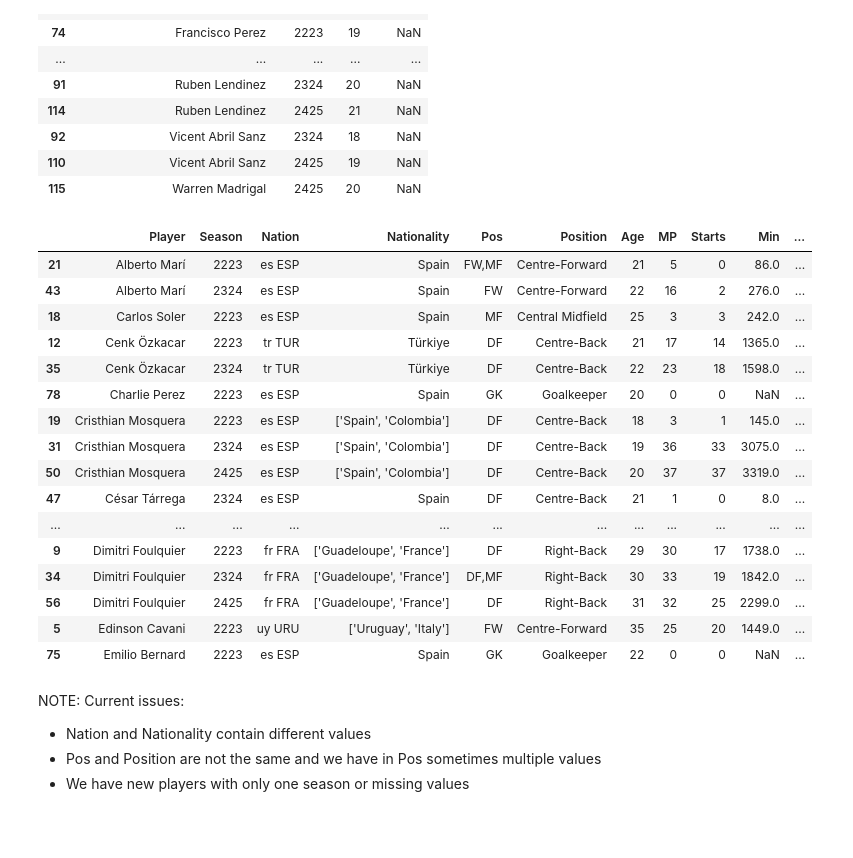
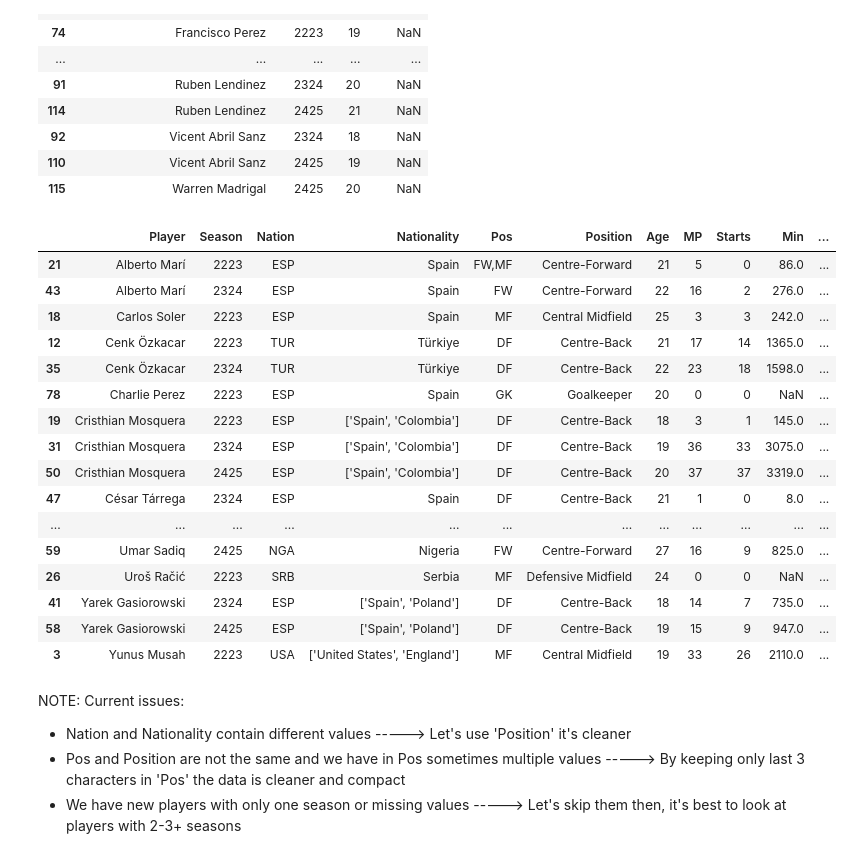
Before and after one commit to markuskuehnle/football-talent-value-forecast, a Jupyter notebook: notebooks/05_merge_player_data.ipynb, the cells around one changed output. Drawn from its saved outputs; the diff is of its cells as text; code cells hidden in the pictures; blank space fills up the shorter version.

Commit message:
sorted current issues, plus started looking for feature correlation with market value

```diff
--- a/notebooks/05_merge_player_data.ipynb
+++ b/notebooks/05_merge_player_data.ipynb
@@ -91,27 +91,27 @@ df_clean = df_all_players[~df_all_players['Player'].str.contains('Total|Squad|Op
 # Only players with market values
 df_with_market_values = df_all_players[df_all_players['MarketValueEuro'].notna()]
 # %%
-df_with_market_values.head(20)
+df_with_market_values
 # %% [output]
 |  | Player | Season | Nation | Nationality | Pos | Position | Age | MP | Starts | Min | ... |
-| 21 | Alberto Marí | 2223 | es ESP | Spain | FW,MF | Centre-Forward | 21 | 5 | 0 | 86.0 | ... |
-| 43 | Alberto Marí | 2324 | es ESP | Spain | FW | Centre-Forward | 22 | 16 | 2 | 276.0 | ... |
-| 18 | Carlos Soler | 2223 | es ESP | Spain | MF | Central Midfield | 25 | 3 | 3 | 242.0 | ... |
-| 12 | Cenk Özkacar | 2223 | tr TUR | Türkiye | DF | Centre-Back | 21 | 17 | 14 | 1365.0 | ... |
-| 35 | Cenk Özkacar | 2324 | tr TUR | Türkiye | DF | Centre-Back | 22 | 23 | 18 | 1598.0 | ... |
-| 78 | Charlie Perez | 2223 | es ESP | Spain | GK | Goalkeeper | 20 | 0 | 0 | NaN | ... |
-| 19 | Cristhian Mosquera | 2223 | es ESP | ['Spain', 'Colombia'] | DF | Centre-Back | 18 | 3 | 1 | 145.0 | ... |
-| 31 | Cristhian Mosquera | 2324 | es ESP | ['Spain', 'Colombia'] | DF | Centre-Back | 19 | 36 | 33 | 3075.0 | ... |
-| 50 | Cristhian Mosquera | 2425 | es ESP | ['Spain', 'Colombia'] | DF | Centre-Back | 20 | 37 | 37 | 3319.0 | ... |
-| 47 | César Tárrega | 2324 | es ESP | Spain | DF | Centre-Back | 21 | 1 | 0 | 8.0 | ... |
+| 21 | Alberto Marí | 2223 | ESP | Spain | FW,MF | Centre-Forward | 21 | 5 | 0 | 86.0 | ... |
+| 43 | Alberto Marí | 2324 | ESP | Spain | FW | Centre-Forward | 22 | 16 | 2 | 276.0 | ... |
+| 18 | Carlos Soler | 2223 | ESP | Spain | MF | Central Midfield | 25 | 3 | 3 | 242.0 | ... |
+| 12 | Cenk Özkacar | 2223 | TUR | Türkiye | DF | Centre-Back | 21 | 17 | 14 | 1365.0 | ... |
+| 35 | Cenk Özkacar | 2324 | TUR | Türkiye | DF | Centre-Back | 22 | 23 | 18 | 1598.0 | ... |
+| 78 | Charlie Perez | 2223 | ESP | Spain | GK | Goalkeeper | 20 | 0 | 0 | NaN | ... |
+| 19 | Cristhian Mosquera | 2223 | ESP | ['Spain', 'Colombia'] | DF | Centre-Back | 18 | 3 | 1 | 145.0 | ... |
+| 31 | Cristhian Mosquera | 2324 | ESP | ['Spain', 'Colombia'] | DF | Centre-Back | 19 | 36 | 33 | 3075.0 | ... |
+| 50 | Cristhian Mosquera | 2425 | ESP | ['Spain', 'Colombia'] | DF | Centre-Back | 20 | 37 | 37 | 3319.0 | ... |
+| 47 | César Tárrega | 2324 | ESP | Spain | DF | Centre-Back | 21 | 1 | 0 | 8.0 | ... |
 | ... | ... | ... | ... | ... | ... | ... | ... | ... | ... | ... | ... |
-| 9 | Dimitri Foulquier | 2223 | fr FRA | ['Guadeloupe', 'France'] | DF | Right-Back | 29 | 30 | 17 | 1738.0 | ... |
-| 34 | Dimitri Foulquier | 2324 | fr FRA | ['Guadeloupe', 'France'] | DF,MF | Right-Back | 30 | 33 | 19 | 1842.0 | ... |
-| 56 | Dimitri Foulquier | 2425 | fr FRA | ['Guadeloupe', 'France'] | DF | Right-Back | 31 | 32 | 25 | 2299.0 | ... |
-| 5 | Edinson Cavani | 2223 | uy URU | ['Uruguay', 'Italy'] | FW | Centre-Forward | 35 | 25 | 20 | 1449.0 | ... |
-| 75 | Emilio Bernard | 2223 | es ESP | Spain | GK | Goalkeeper | 22 | 0 | 0 | NaN | ... |
+| 59 | Umar Sadiq | 2425 | NGA | Nigeria | FW | Centre-Forward | 27 | 16 | 9 | 825.0 | ... |
+| 26 | Uroš Račić | 2223 | SRB | Serbia | MF | Defensive Midfield | 24 | 0 | 0 | NaN | ... |
+| 41 | Yarek Gasiorowski | 2324 | ESP | ['Spain', 'Poland'] | DF | Centre-Back | 18 | 14 | 7 | 735.0 | ... |
+| 58 | Yarek Gasiorowski | 2425 | ESP | ['Spain', 'Poland'] | DF | Centre-Back | 19 | 15 | 9 | 947.0 | ... |
+| 3 | Yunus Musah | 2223 | USA | ['United States', 'England'] | MF | Central Midfield | 19 | 33 | 26 | 2110.0 | ... |
 # %% [markdown]
 NOTE: Current issues:
-- Nation and Nationality contain different values
-- Pos and Position are not the same and we have in Pos sometimes multiple values
-- We have new players with only one season or missing values
+- Nation and Nationality contain different values -----> Let's use 'Position' it's cleaner
+- Pos and Position are not the same and we have in Pos sometimes multiple values -----> By keeping only last 3 characters in 'Pos' the data is cleaner and compact
+- We have new players with only one season or missing values -----> Let's skip them then, it's best to look at players with 2-3+ seasons
```
Also changed, not shown: parts of 6 cells of this notebook, 3 other files.
